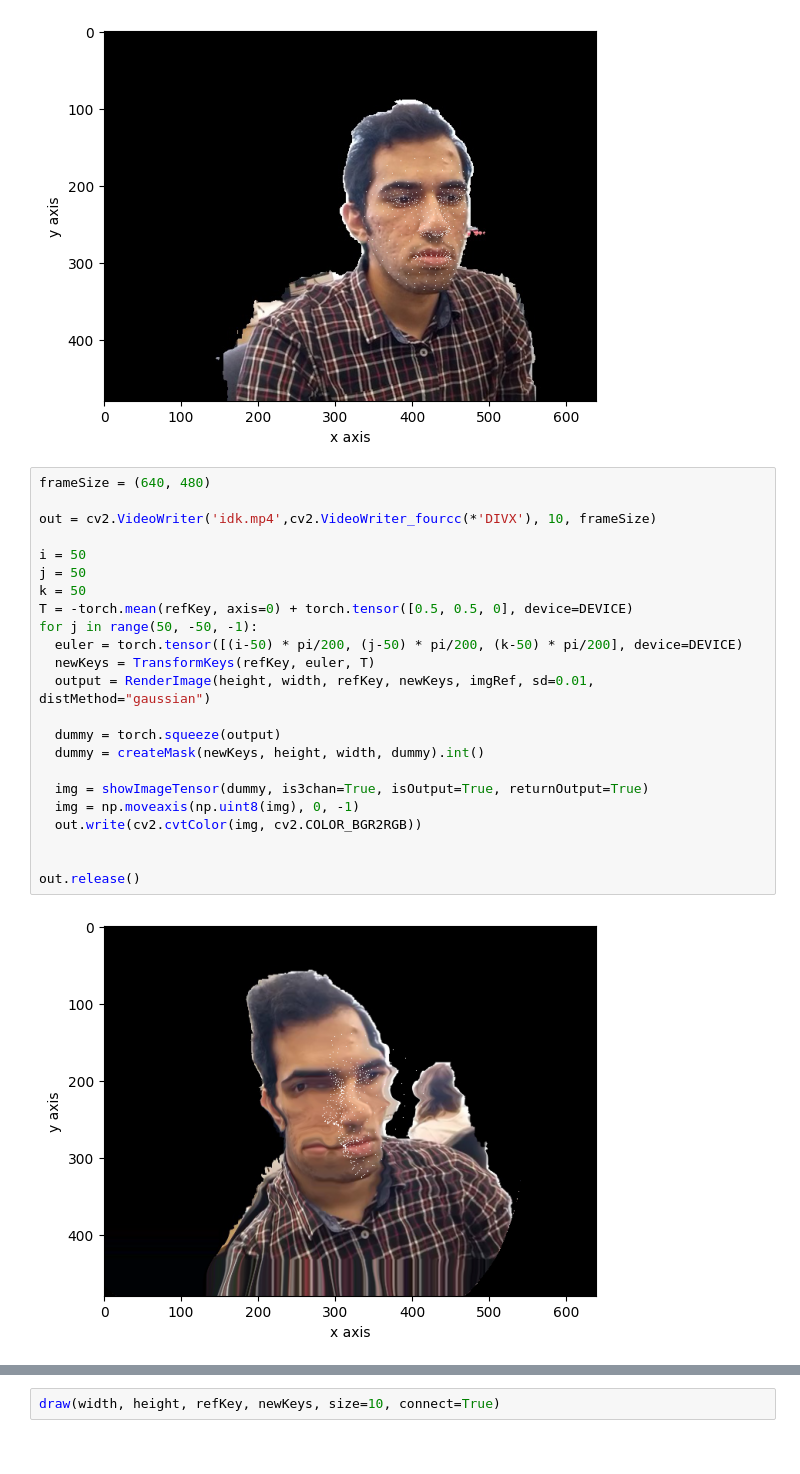
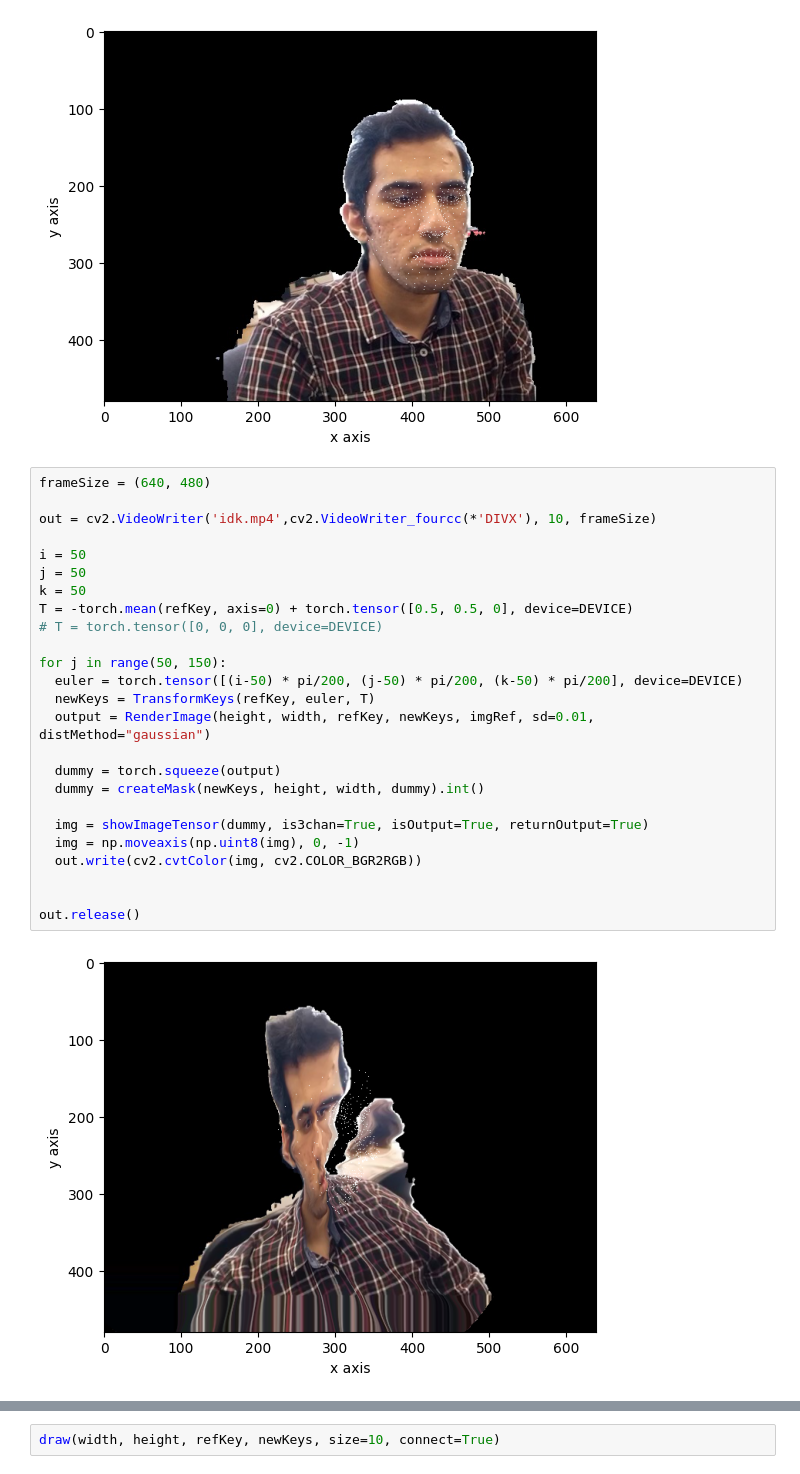
Before and after one commit to aminfadaei116/view-net, a Jupyter notebook: ViewNet notbook.ipynb, the cells around one changed output, grey strips where cells are left out. Saved outputs shown, nothing was run; the diff lists cells and outputs as text.

```diff
--- a/ViewNet notbook.ipynb
+++ b/ViewNet notbook.ipynb
@@ -66,25 +66,27 @@ showImageTensor(mm, is3chan=True)
 # %%
 frameSize = (640, 480)
 
 out = cv2.VideoWriter('idk.mp4',cv2.VideoWriter_fourcc(*'DIVX'), 10, frameSize)
 
 i = 50
 j = 50
 k = 50
 T = -torch.mean(refKey, axis=0) + torch.tensor([0.5, 0.5, 0], device=DEVICE)
-for j in range(50, -50, -1):
+# T = torch.tensor([0, 0, 0], device=DEVICE)
+
+for j in range(50, 150):
   euler = torch.tensor([(i-50) * pi/200, (j-50) * pi/200, (k-50) * pi/200], device=DEVICE)
   newKeys = TransformKeys(refKey, euler, T)
   output = RenderImage(height, width, refKey, newKeys, imgRef, sd=0.01, distMethod="gaussian")
 
   dummy = torch.squeeze(output)
   dummy = createMask(newKeys, height, width, dummy).int()
 
   img = showImageTensor(dummy, is3chan=True, isOutput=True, returnOutput=True)
   img = np.moveaxis(np.uint8(img), 0, -1)
   out.write(cv2.cvtColor(img, cv2.COLOR_BGR2RGB))
 
 
 out.release()
 # %% [output]
-[figure, old version]
+[figure, new version]
```
Also changed, not shown: parts of 6 cells of this notebook, 3 other files.
